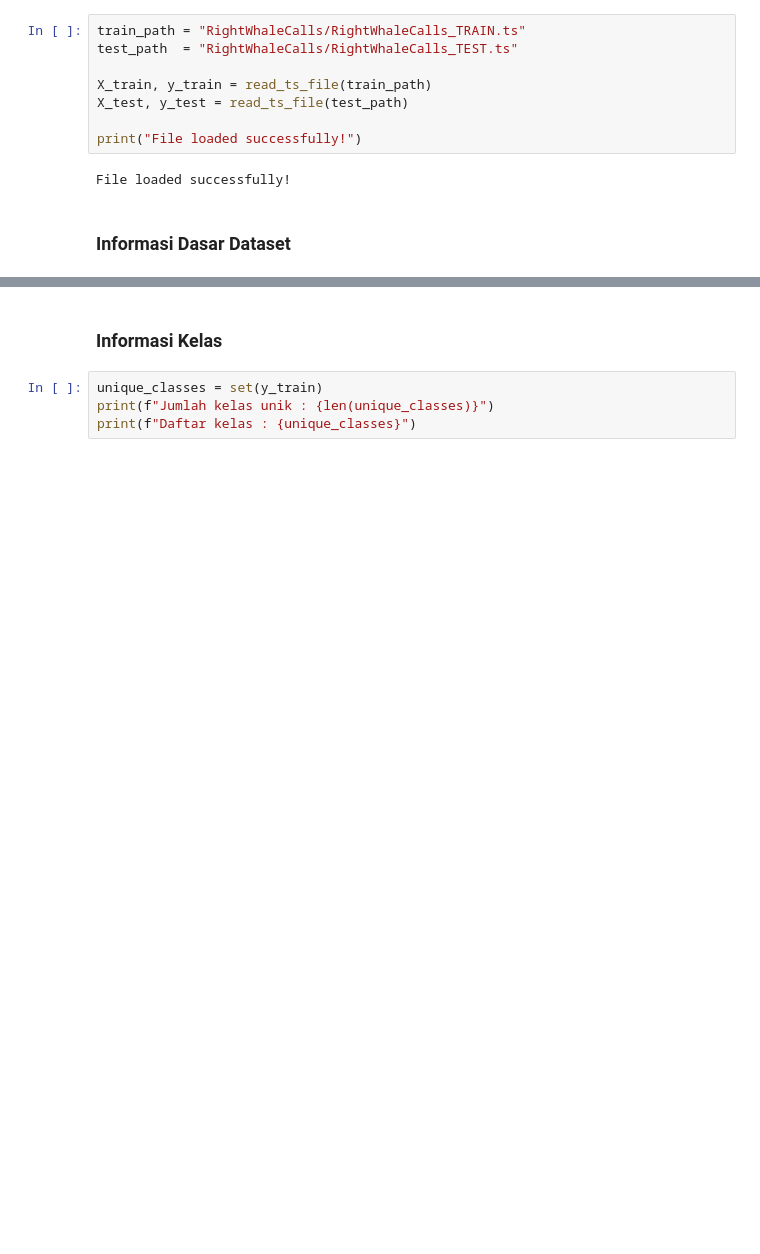
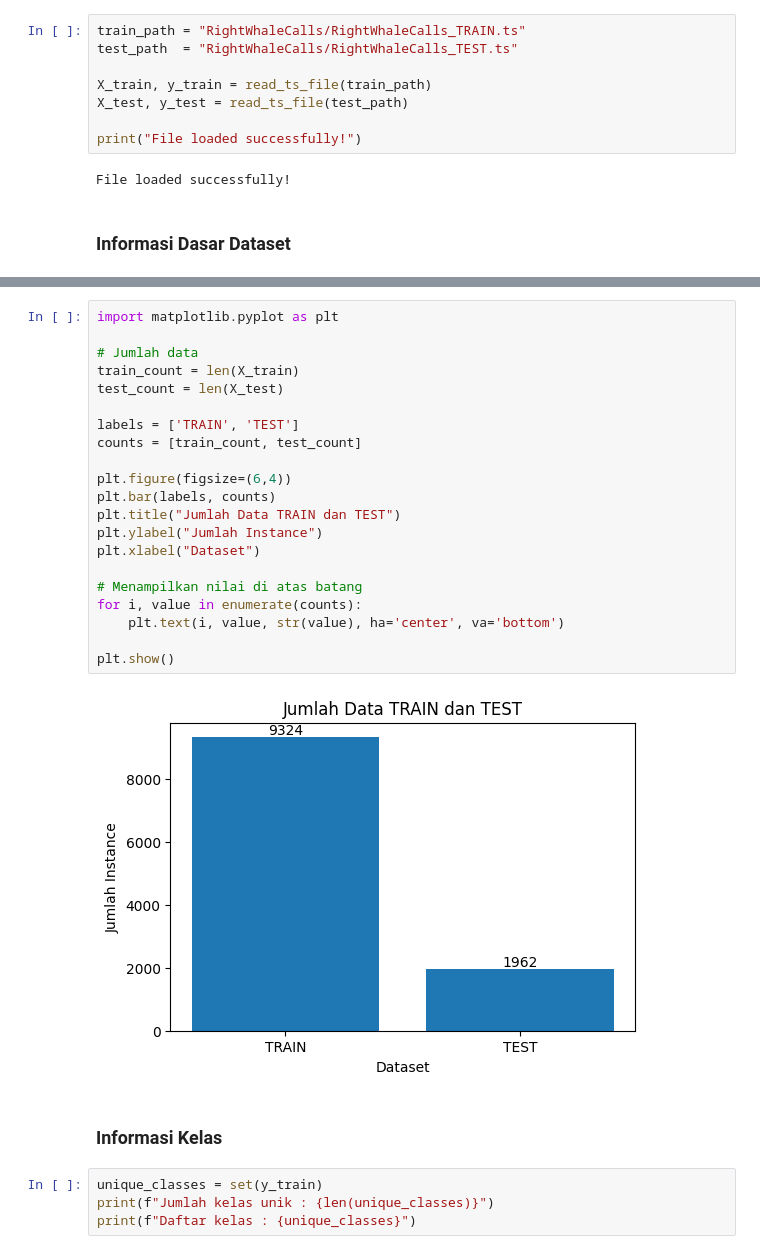
Before and after one commit to Yotan123/psd, a Jupyter notebook: _sources/DUsuarapaus.ipynb, the cells around one changed output, grey strips where cells are left out. Drawn from its saved outputs; the diff is of its cells as text; blank space fills up the shorter version.

```diff
--- a/_sources/DUsuarapaus.ipynb
+++ b/_sources/DUsuarapaus.ipynb
@@ -77,5 +87,28 @@ Jumlah data TRAIN : 8941
 Jumlah data TEST  : 1962
 Panjang time series : 4000
+# %%
+import matplotlib.pyplot as plt
+
+# Jumlah data
+train_count = len(X_train)
+test_count = len(X_test)
+
+labels = ['TRAIN', 'TEST']
+counts = [train_count, test_count]
+
+plt.figure(figsize=(6,4))
+plt.bar(labels, counts)
+plt.title("Jumlah Data TRAIN dan TEST")
+plt.ylabel("Jumlah Instance")
+plt.xlabel("Dataset")
+
+# Menampilkan nilai di atas batang
+for i, value in enumerate(counts):
+    plt.text(i, value, str(value), ha='center', va='bottom')
+
+plt.show()
+# %% [output]
+[figure, added]
 # %% [markdown]
 ### Informasi Kelas
 # %%
```
Also changed, not shown: parts of 9 cells of this notebook, 9 other files.
